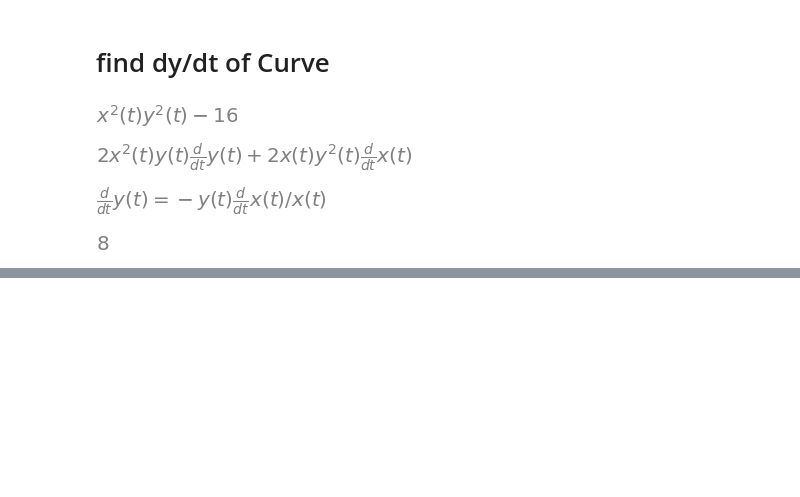
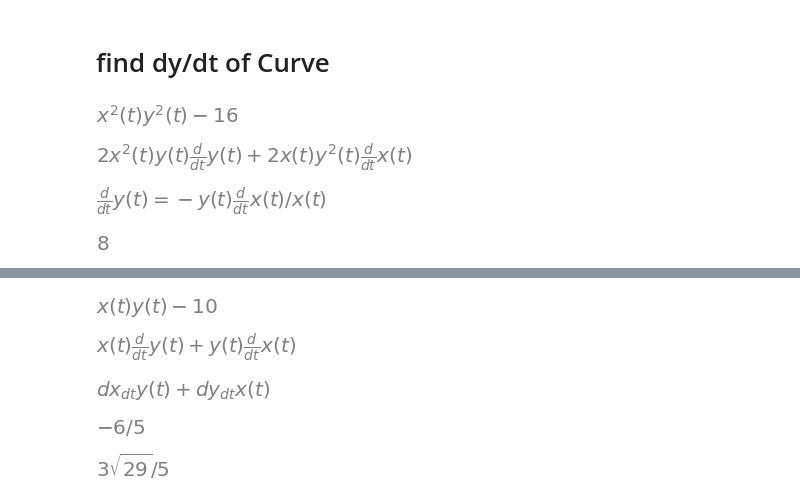
Before and after one commit to jet-c-21/MyMathLab, a Jupyter notebook: Calculus/motion (velocity).ipynb, the cells around one changed output, grey strips where cells are left out. Saved outputs shown, nothing was run; the diff lists cells and outputs as text; code cells hidden in the pictures; blank space fills up the shorter version.

```diff
--- a/Calculus/motion (velocity).ipynb
+++ b/Calculus/motion (velocity).ipynb
@@ -92,0 +210,39 @@ eq.rhs.subs(dx_dt, -2).subs({x_f:1, y_f:4})
+# %%
+x_f = sp.Function('x')(t)
+y_f = sp.Function('y')(t)
+dy_dt = sp.Derivative(y_f, t)
+dx_dt = sp.Derivative(x_f, t)
+dx_dt_symbol, dy_dt_symbol = sp.symbols('dx_dt dy_dt')
+
+curve = x_f * y_f - 10
+curve
+
+curve_dt = curve.diff(t)
+curve_dt
+
+# replace dx/dt and dy/dt to symbols
+curve_dt = curve_dt.subs({dx_dt: dx_dt_symbol, dy_dt: dy_dt_symbol})
+curve_dt
+
+dy_dt_val = 3
+
+dx_dt, dy_dt = dx_dt_symbol, dy_dt_symbol
+curve_dt = curve_dt.subs(
+    {
+        dy_dt: dy_dt_val,
+        x_f:2,
+        y_f:5,
+    }
+)
+
+dx_dt_val = sp.solve(curve_dt, dx_dt)[0]
+dx_dt_val
+
+mag_of_vv = sp.sqrt(dx_dt_val**2 + dy_dt_val**2)
+mag_of_vv
+# %% [output]
+[figure, added]
+[figure, added]
+[figure, added]
+[figure, added]
+[figure, added]
```
Also changed, not shown: parts of 7 cells of this notebook.
